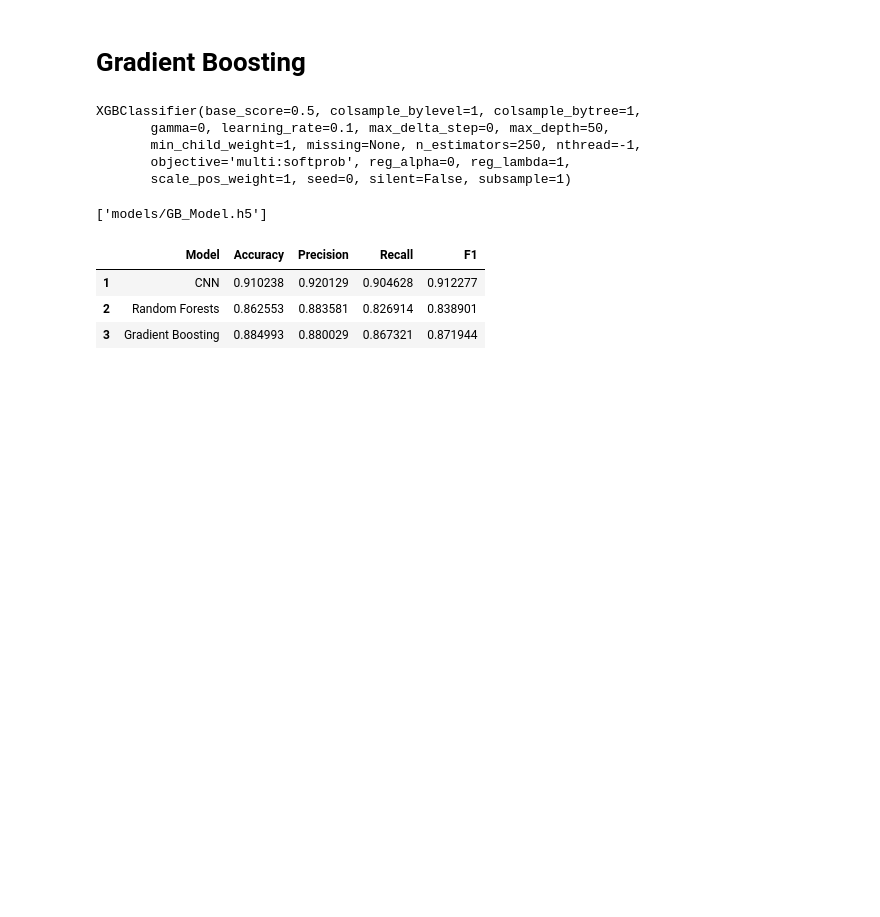
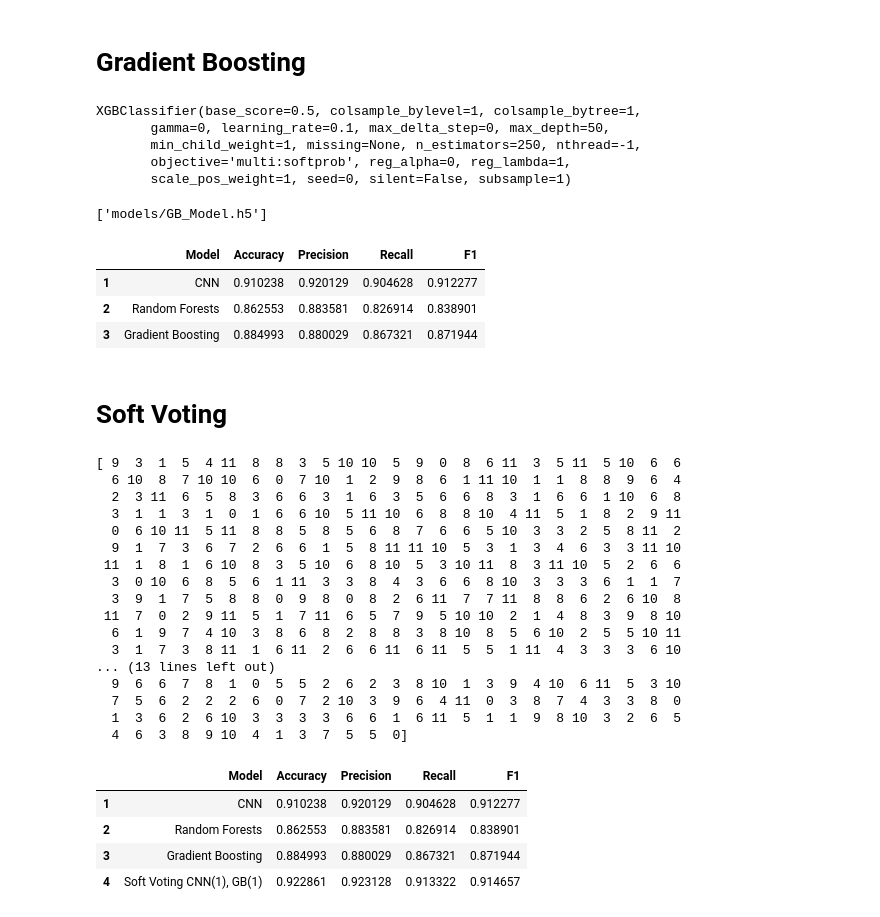
Before and after one commit to DeluxeAlonso/plant-seedlings-classification, a Jupyter notebook: models_comparison.ipynb, the cells around one changed output. Drawn from its saved outputs; the diff is of its cells as text; code cells hidden in the pictures; blank space fills up the shorter version.

Commit message:
Add Soft voting to models comparison

```diff
--- a/models_comparison.ipynb
+++ b/models_comparison.ipynb
@@ -146,9 +146,11 @@ plot_model(model)
 # %%
 from keras.models import load_model
 
-best_model = load_model('models/CNN_Model.h5', custom_objects={'recall': recall, 'precision': precision, 'f1': f1})
+cnn_model = load_model('models/CNN_Model.h5', custom_objects={'recall': recall, 'precision': precision, 'f1': f1})
 
-score, acc, recall, precision, f1 = best_model.evaluate(X_val, y_val, batch_size=64)
+score, acc, recall, precision, f1 = cnn_model.evaluate(X_val, y_val, batch_size=64)
+
+cnn_preds = cnn_model.predict(X_val)
 
 idx = len(results) + 1
 results.loc[idx] = ['CNN', acc, precision, recall, f1]
@@ -224,6 +227,7 @@ joblib.dump(gb_model, "models/GB_Model.h5")
 # %%
 gb_model = joblib.load("models/GB_Model.h5")
 gb_preds = gb_model.predict(reshaped_x_val)
+gb_proba = gb_model.predict_proba(reshaped_x_val)
 
 idx = len(results) + 1
 results.loc[idx] = ['Gradient Boosting',
@@ -238,3 +242,48 @@ results
 | 1 | CNN | 0.910238 | 0.920129 | 0.904628 | 0.912277 |
 | 2 | Random Forests | 0.862553 | 0.883581 | 0.826914 | 0.838901 |
 | 3 | Gradient Boosting | 0.884993 | 0.880029 | 0.867321 | 0.871944 |
+# %% [markdown]
+# Soft Voting
+# %%
+models_list = [cnn_model, gb_model]
+weights = [1, 1]
+
+probas = np.asarray([cnn_preds, gb_proba])
+probas = np.average(probas, axis=0, weights=weights)
+
+preds = probas.argmax(1)
+
+print(preds)
+
+idx = len(results) + 1
+
+results.loc[idx] = ['Soft Voting CNN({}), GB({})'.format(weights[0], weights[1]),
+                       metrics.accuracy_score(y_val.argmax(1), preds),
+                       metrics.precision_score(y_val.argmax(1), preds, average="macro"),
+                       metrics.recall_score(y_val.argmax(1), preds, average="macro"),
+                       metrics.f1_score(y_val.argmax(1), preds, average="macro") ]
+
+results
+# %% [output]
+[ 9  3  1  5  4 11  8  8  3  5 10 10  5  9  0  8  6 11  3  5 11  5 10  6  6
+  6 10  8  7 10 10  6  0  7 10  1  2  9  8  6  1 11 10  1  1  8  8  9  6  4
+  2  3 11  6  5  8  3  6  6  3  1  6  3  5  6  6  8  3  1  6  6  1 10  6  8
+  3  1  1  3  1  0  1  6  6 10  5 11 10  6  8  8 10  4 11  5  1  8  2  9 11
+  0  6 10 11  5 11  8  8  5  8  5  6  8  7  6  6  5 10  3  3  2  5  8 11  2
+  9  1  7  3  6  7  2  6  6  1  5  8 11 11 10  5  3  1  3  4  6  3  3 11 10
+ 11  1  8  1  6 10  8  3  5 10  6  8 10  5  3 10 11  8  3 11 10  5  2  6  6
+  3  0 10  6  8  5  6  1 11  3  3  8  4  3  6  6  8 10  3  3  3  6  1  1  7
+  3  9  1  7  5  8  8  0  9  8  0  8  2  6 11  7  7 11  8  8  6  2  6 10  8
+ 11  7  0  2  9 11  5  1  7 11  6  5  7  9  5 10 10  2  1  4  8  3  9  8 10
+  6  1  9  7  4 10  3  8  6  8  2  8  8  3  8 10  8  5  6 10  2  5  5 10 11
+  3  1  7  3  8 11  1  6 11  2  6  6 11  6 11  5  5  1 11  4  3  3  3  6 10
+... (13 lines left out)
+  9  6  6  7  8  1  0  5  5  2  6  2  3  8 10  1  3  9  4 10  6 11  5  3 10
+  7  5  6  2  2  2  6  0  7  2 10  3  9  6  4 11  0  3  8  7  4  3  3  8  0
+  1  3  6  2  6 10  3  3  3  3  6  6  1  6 11  5  1  1  9  8 10  3  2  6  5
+  4  6  3  8  9 10  4  1  3  7  5  5  0]
+|  | Model | Accuracy | Precision | Recall | F1 |
+| 1 | CNN | 0.910238 | 0.920129 | 0.904628 | 0.912277 |
+| 2 | Random Forests | 0.862553 | 0.883581 | 0.826914 | 0.838901 |
+| 3 | Gradient Boosting | 0.884993 | 0.880029 | 0.867321 | 0.871944 |
+| 4 | Soft Voting CNN(1), GB(1) | 0.922861 | 0.923128 | 0.913322 | 0.914657 |
```
Also changed, not shown: parts of 1 cell of this notebook, 5 other files.
